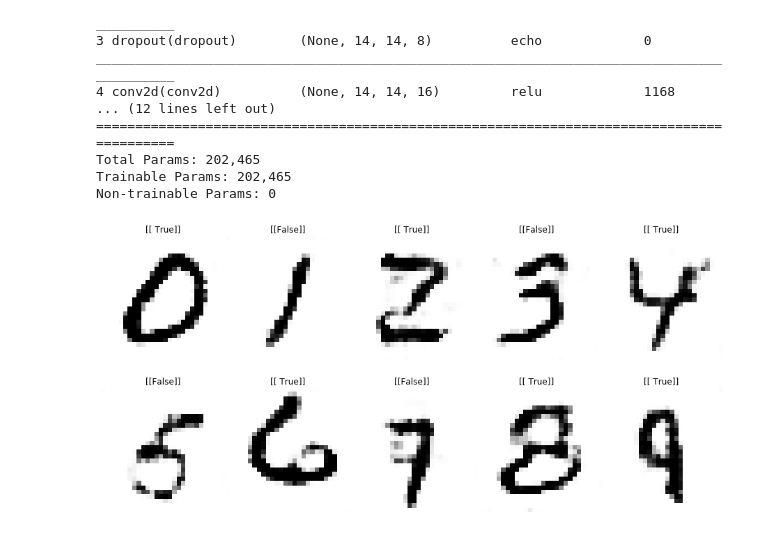
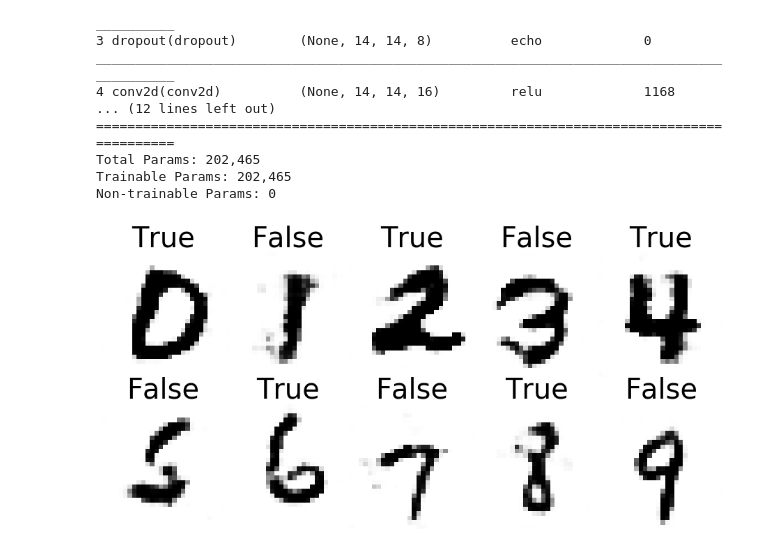
Before and after one commit to ShivamShrirao/GANs_from_scratch, a Jupyter notebook: C_DCGAN_mnist.ipynb, the cells around one changed output. Saved outputs shown, nothing was run; the diff lists cells and outputs as text; code cells hidden in the pictures.

```diff
--- a/C_DCGAN_mnist.ipynb
+++ b/C_DCGAN_mnist.ipynb
@@ -299,13 +299,13 @@ Non-trainable Params: 0
 # %%
 fig, ax = plt.subplots(nrows=2,ncols=5,figsize=[16,8],gridspec_kw = {'wspace':0, 'hspace':0})
 fig.patch.set_facecolor('white')
 for i,axi in enumerate(ax.flat):
     axi.axis("off")
     gen=GANgen(abs(i)%10)
-    axi.set_title(isEven.predict(gen)>0.5)
+    axi.set_title(isEven.predict(gen)[0][0]>0.5,size=40)
     axi.imshow((gen.squeeze()+1)/2, cmap='Greys')
 # %% [output]
-[figure, old version]
+[figure, new version]
 # %%
 # g.save_weights("g.w8s")
 # d.save_weights("d.w8s")
```
